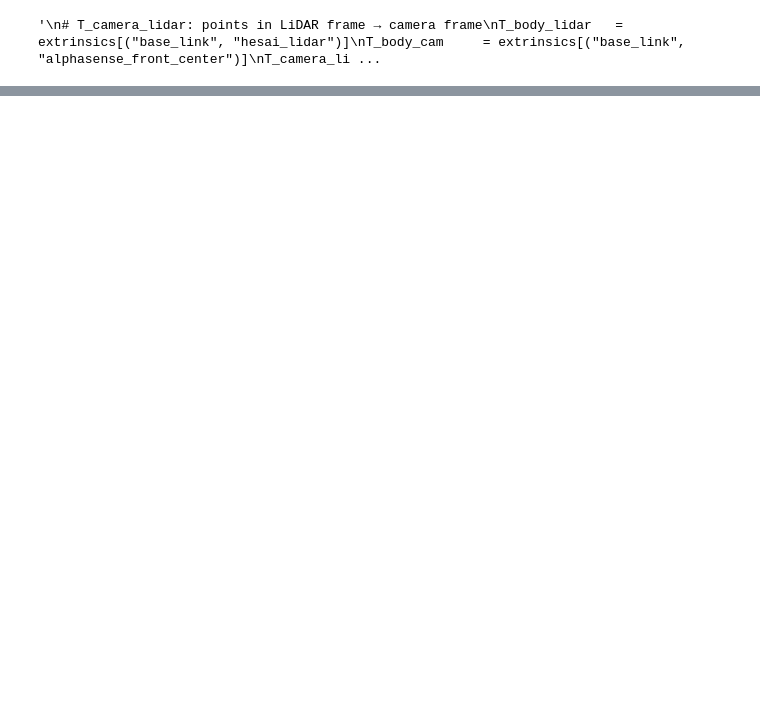
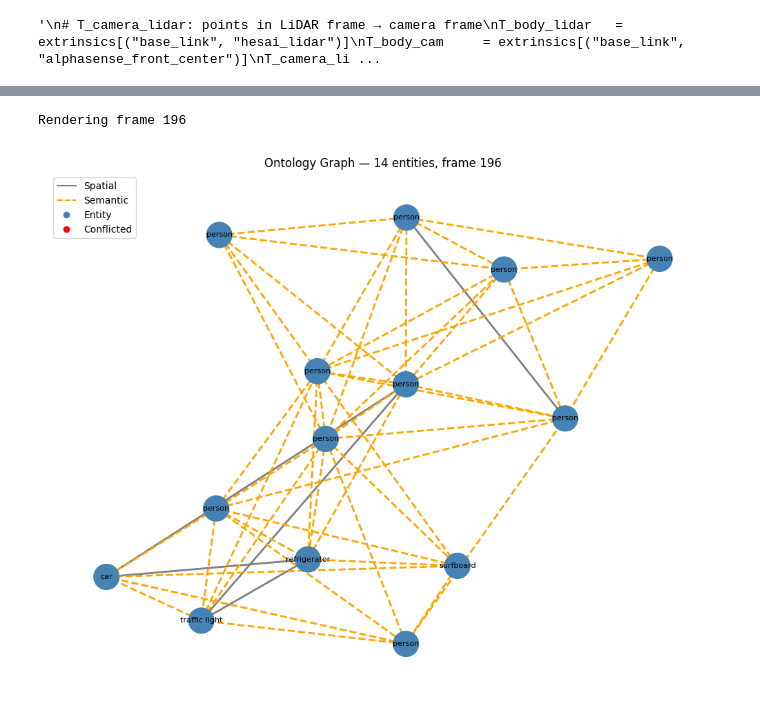
Before and after one commit to ari4nna-lee/summer2026_test, a Jupyter notebook: vector embedding test.ipynb, the cells around one changed output, grey strips where cells are left out. Saved outputs shown, nothing was run; the diff lists cells and outputs as text; code cells hidden in the pictures; blank space fills up the shorter version.

```diff
--- a/vector embedding test.ipynb
+++ b/vector embedding test.ipynb
@@ -181,4 +181,18 @@ model = YOLO("yolov8s-seg.pt")
 results = model("test.jpg")
 results[0].show()
 print(results[0].boxes)
+
+CLASS_SIM_THRESHOLDS = {
+    "person":       0.62,   # lower — high intra-class variance
+    "backpack":     0.70,
+    "car":          0.75,
+    "traffic light": 0.75,  # distinctive, should be strict
+    "default":      0.72,
+}
+
+CLASS_SPATIAL_THRESHOLDS = {
+    "person":   1.5,   # people move; wider gate
+    "car":      3.0,   # cars are large and move fast
+    "default":  0.8,
+}
 # %% [output]
@@ -1995,23 +2212,10 @@ visualize_ontology(memory)
 # %%
 def visualize_ontology(memory, recompute_layout_every=10, render_every=30,
-                       output_dir="ontology_frames", save_to_file=True):
+                       output_dir="ontology_frames", save_to_file=False):
     print("Rendering frame", observer.frame_count)
 
     # ------------------------------------------------------------------
-    # 0. Figure init — persistent for live, fresh+closed for file output
-    # ------------------------------------------------------------------
-    if save_to_file:
-        fig, ax = plt.subplots(figsize=(10, 8))
-    else:
-        if not hasattr(memory, "_viz_fig") or memory._viz_fig is None:
-            plt.ion()
-            memory._viz_fig, memory._viz_ax = plt.subplots(figsize=(10, 8))
-        fig = memory._viz_fig
-        ax  = memory._viz_ax
-        ax.clear()
-
-    # ------------------------------------------------------------------
-    # 1. Build graph
+    # 1. Build graph first — before any figure work
     # ------------------------------------------------------------------
     G = nx.Graph()
     entities = memory.get_all_entities(active_only=False)
@@ -2023,18 +2227,16 @@ def visualize_ontology(memory, recompute_layout_every=10, render_every=30,
         G.add_edge(edge["src"], edge["dst"], type=edge["type"], weight=edge["weight"])
 
     if len(G.nodes) == 0:
-        ax.set_title("Ontology Graph — no entities yet")
-        if save_to_file:
-            plt.close(fig)
+        print("No entities to render")
         return
 
     # ------------------------------------------------------------------
-    # 2. Layout — cached, warm-started on recompute
+    # 2. Layout
     # ------------------------------------------------------------------
     should_recompute = (
         memory.cached_layout is None
         or observer.frame_count % recompute_layout_every == 0
-        or set(memory.cached_layout.keys()) != set(G.nodes)   # guard moved here
+        or set(memory.cached_layout.keys()) != set(G.nodes)
     )
 
     if should_recompute:
@@ -2048,14 +2250,20 @@ def visualize_ontology(memory, recompute_layout_every=10, render_every=30,
     pos = memory.cached_layout
 
     # ------------------------------------------------------------------
-    # 3. Single-pass edge partition
+    # 3. Edge partition
     # ------------------------------------------------------------------
     spatial_edges, semantic_edges = [], []
     for u, v, d in G.edges(data=True):
         (spatial_edges if d["type"] == "spatial" else semantic_edges).append((u, v))
 
     # ------------------------------------------------------------------
-    # 4. Styling + Draw
+    # 4. Figure — always fresh to avoid widget conflicts
+    # ------------------------------------------------------------------
+    plt.close("all")
+    fig, ax = plt.subplots(figsize=(10, 8))
+
+    # ------------------------------------------------------------------
+    # 5. Draw
     # ------------------------------------------------------------------
     node_colors = [
         "red" if G.nodes[n].get("conflicted", False) else "steelblue"
@@ -2065,52 +2273,45 @@ def visualize_ontology(memory, recompute_layout_every=10, render_every=30,
 
     nx.draw_networkx_nodes(G, pos, node_color=node_colors, node_size=700, ax=ax)
     nx.draw_networkx_labels(G, pos, labels=labels, font_size=8, ax=ax)
+
     if spatial_edges:
         nx.draw_networkx_edges(G, pos, edgelist=spatial_edges,
                                edge_color="gray", width=2, ax=ax)
     if semantic_edges:
         nx.draw_networkx_edges(G, pos, edgelist=semantic_edges,
                                edge_color="orange", style="dashed", width=2, ax=ax)
 
     # ------------------------------------------------------------------
-    # 5. Legend
+    # 6. Legend + title
     # ------------------------------------------------------------------
     from matplotlib.lines import Line2D
     legend = [
         Line2D([0], [0], color="gray",                                    label="Spatial"),
         Line2D([0], [0], color="orange",    linestyle="dashed",           label="Semantic"),
         Line2D([0], [0], marker="o", color="steelblue", linestyle="None", label="Entity"),
         Line2D([0], [0], marker="o", color="red",       linestyle="None", label="Conflicted"),
     ]
     ax.legend(handles=legend, loc="upper left")
     ax.set_title(f"Ontology Graph — {len(entities)} entities, frame {observer.frame_count}")
+    ax.axis("off")
 
     # ------------------------------------------------------------------
-    # 6. Output — file save (fast) or live render (slow)
+    # 7. Output
     # ------------------------------------------------------------------
     if save_to_file:
         import os
         os.makedirs(output_dir, exist_ok=True)
         path = os.path.join(output_dir, f"frame_{observer.frame_count:05d}.png")
         plt.savefig(path, dpi=80)
-        plt.close(fig)              # critical — prevents memory leak across 300 frames
+        plt.close(fig)
     else:
-        fig.canvas.draw()
-        plt.pause(0.001)
+        plt.tight_layout()
+        plt.show()
 
-
-# ── call site ──────────────────────────────────────────────────────────────────
-# visualize_ontology(memory, save_to_file=True)   # recommended for recorded datasets
-# visualize_ontology(memory, save_to_file=False) # use this if you want live window
-
-print("Entities:", len(memory.get_all_entities()))
-print("Edges before update:", len(memory.get_all_edges()))
-
-memory.update_relations()
-
-print("Edges after update:", len(memory.get_all_edges()))
-
-visualize_ontology(memory, save_to_file=True)
+visualize_ontology(memory)
+# %% [output]
+Rendering frame 196
+[figure, added]
 # %%
 import cv2
 import numpy as np
```
Also changed, not shown: parts of 14 cells of this notebook, 3 other files.
